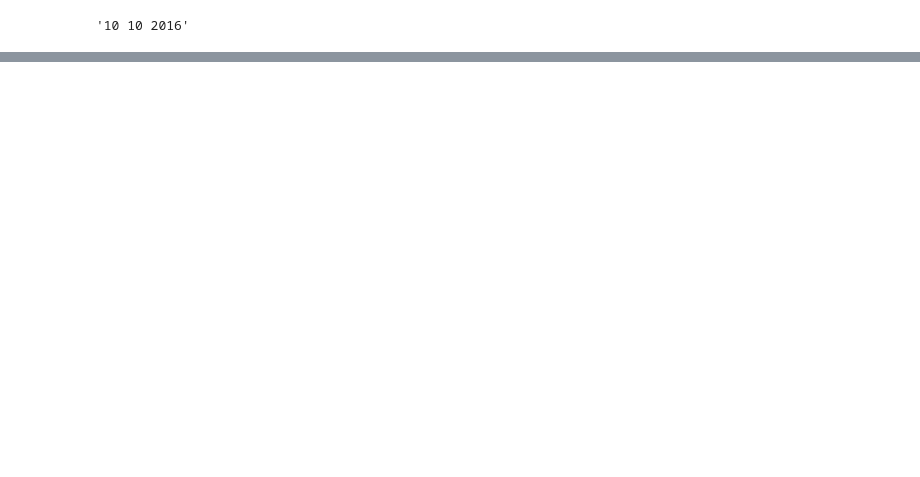
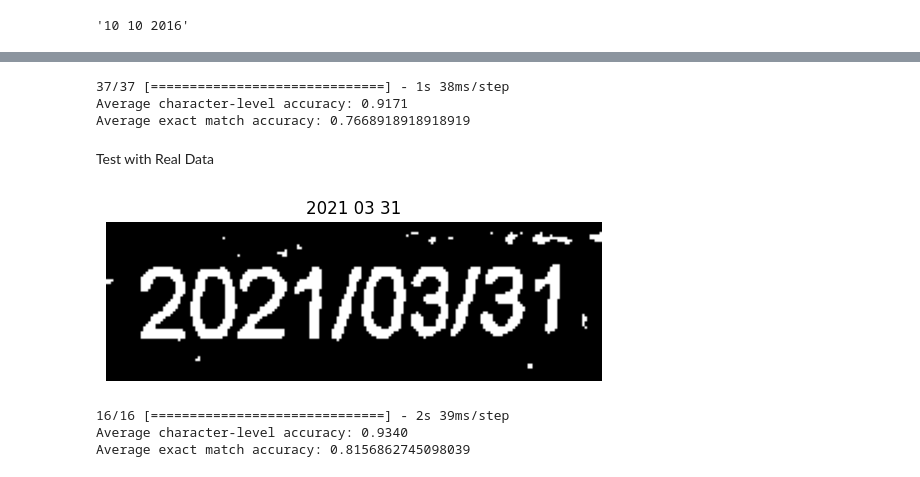
Before and after one commit to obertcoy/expiry-date-recognition, a Jupyter notebook: crnn/main.ipynb, the cells around one changed output, grey strips where cells are left out. Saved outputs shown, nothing was run; the diff lists cells and outputs as text; code cells hidden in the pictures; blank space fills up the shorter version.

```diff
--- a/crnn/main.ipynb
+++ b/crnn/main.ipynb
@@ -117,6 +146,10 @@ def decode_label(encoded) -> list:
 
     return decoded
 
-Y_encoded = [encode_label(label) for label in Y]
+def preprocess_label(Y):
 
-print(''.join([index_to_char[encode_idx] for encode_idx in Y_encoded[0]]))
+    Y_encoded = [encode_label(label) for label in Y]
+    max_len = max(len(seq) for seq in Y_encoded)
+    Y_padded = tf.keras.preprocessing.sequence.pad_sequences(Y_encoded, maxlen= max_len, padding='post', value=len(char_list))
+
+    return Y_padded
@@ -309,0 +348,69 @@ Average exact match accuracy: 0.0008445945945945946
+# %%
+Y_pred = model.predict(X_test)
+
+manual_evaluate(Y_pred, Y_test)
+# %% [output]
+37/37 [==============================] - 1s 38ms/step
+Average character-level accuracy: 0.9171
+Average exact match accuracy: 0.7668918918918919
+# %% [markdown]
+Test with Real Data
+# %%
+REAL_PATH = '../dataset/Date-Real/images/'
+REAL_ANNOTATIONS_PATH = '../dataset/Date-Real/annotations.json'
+
+with open(REAL_ANNOTATIONS_PATH, 'r') as file:
+    data = json.load(file)
+
+def get_y_from_json(file: str) -> str:
+    return " ".join(annotation['transcription'] for annotation in data[file]['ann'])
+# %%
+# Load dataset
+
+X_real = []
+Y_real = []
+
+target_size = (32, 100)
+
+n = 510
+
+for idx, file in enumerate(tqdm(os.listdir(REAL_PATH)[:n], total=n, desc="Loading images")):
+
+    file_path = os.path.join(REAL_PATH, file)
+
+    image = tf.keras.preprocessing.image.load_img(file_path, color_mode='rgb', target_size=target_size)
+    image = tf.keras.preprocessing.image.img_to_array(image)
+
+    image = preprocess_image(image, resize= True)
+    image = np.expand_dims(image, axis= -1)
+
+    label = get_y_from_json(file)
+
+    if label != " ":
+        X_real.append(image)
+        Y_real.append(label)
+
+X_real = np.array(X_real)
+Y_real = np.array(Y_real)
+
+plt.imshow(X_real[100], cmap='gray')
+plt.title(Y_real[100])
+plt.axis('off')
+plt.show()
+
+Y_padded_real = preprocess_label(Y_real)
+# %% [output]
+[figure, added]
+# %%
+# Use saved model
+
+saved_model = create_model()
+saved_model.load_weights('acc_76_model.weights')
+
+Y_pred = saved_model.predict(X_real)
+
+output, _, _ = manual_evaluate(Y_pred, Y_padded_real)
+# %% [output]
+16/16 [==============================] - 2s 39ms/step
+Average character-level accuracy: 0.9340
+Average exact match accuracy: 0.8156862745098039
```
Also changed, not shown: parts of 19 cells of this notebook, 1 other file.
